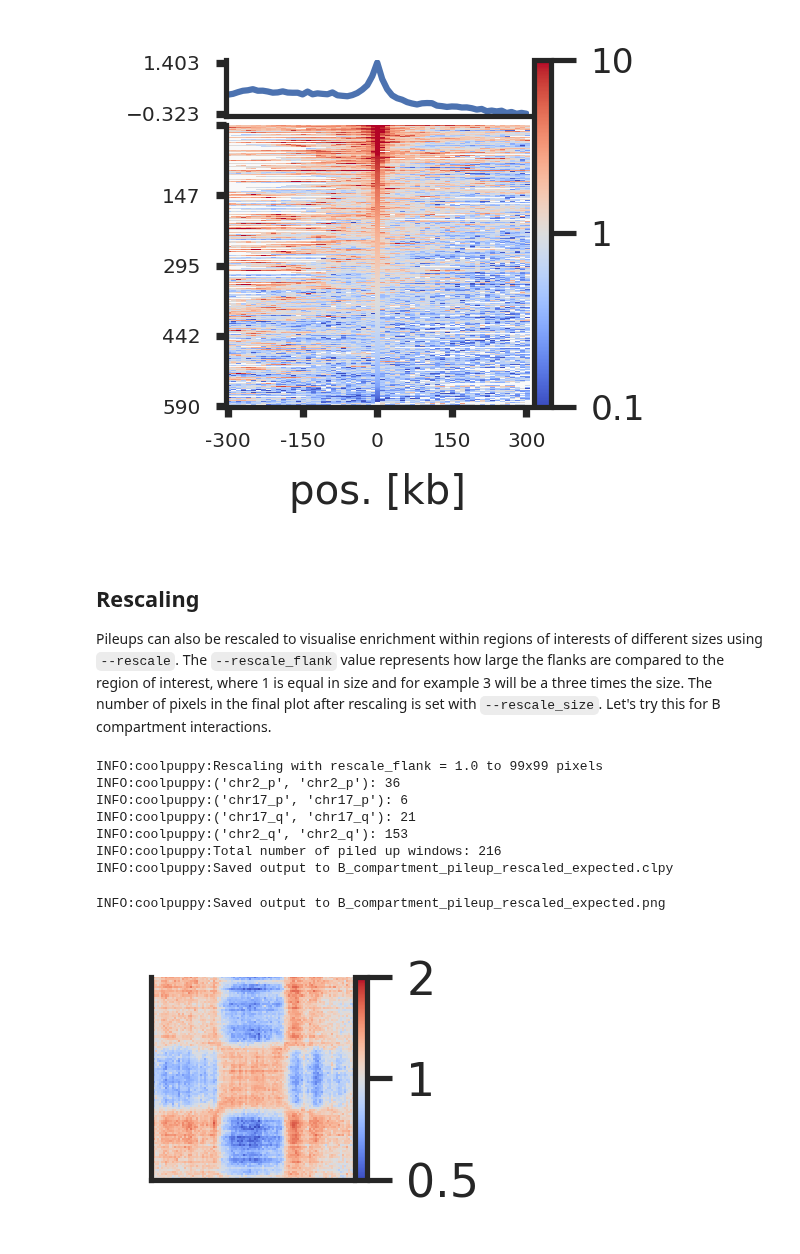
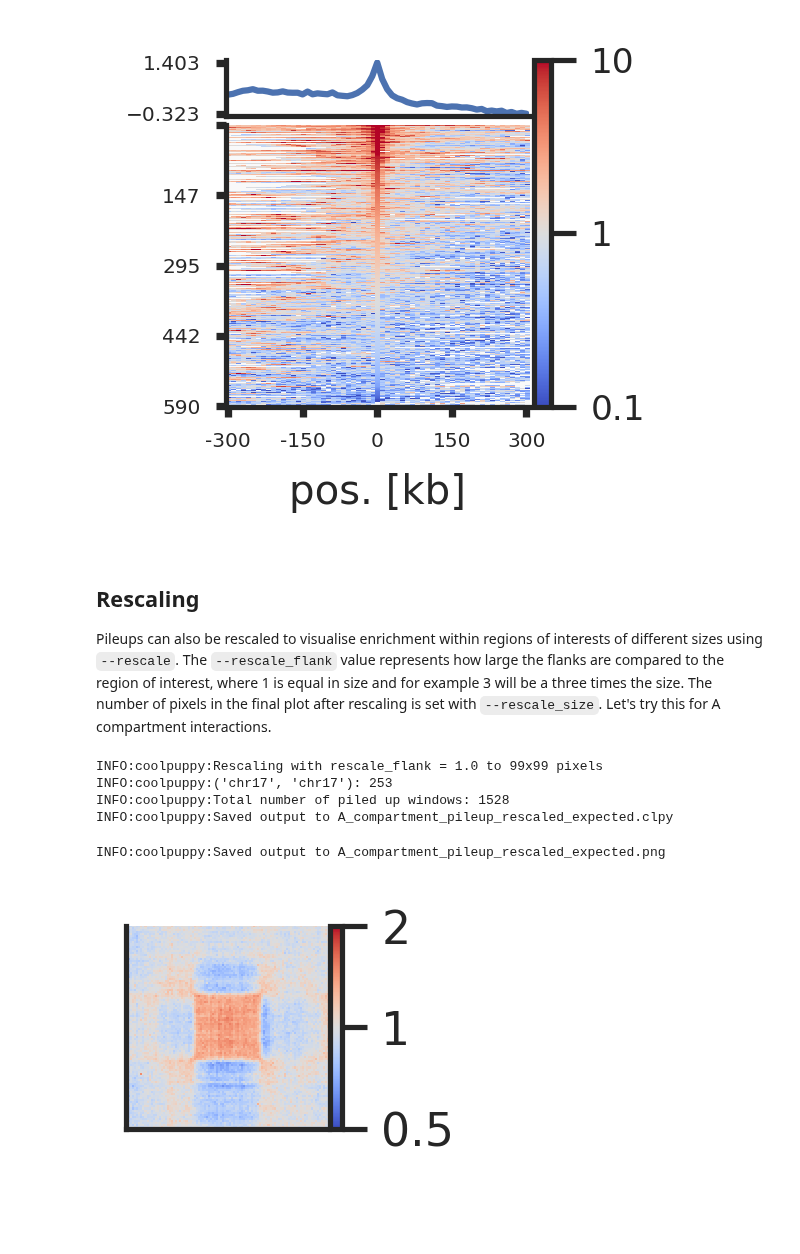
Before and after one commit to open2c/coolpuppy, a Jupyter notebook: docs/source/Examples/Walkthrough_CLI.ipynb, the cells around one changed output. Cells and saved outputs as stored; diff of their text form; code cells hidden in the pictures; blank space fills up the shorter version.

```diff
--- a/docs/source/Examples/Walkthrough_CLI.ipynb
+++ b/docs/source/Examples/Walkthrough_CLI.ipynb
@@ -355,30 +414,27 @@ INFO:coolpuppy:Saved output to bystrand_CTCF_pileup_+-_expected_cornerstripe_cen
 # %% [markdown]
 ## Rescaling
 
-Pileups can also be rescaled to visualise enrichment within regions of interests of different sizes using `--rescale`. The `--rescale_flank` value represents how large the flanks are compared to the region of interest, where 1 is equal in size and for example 3 will be a three times the size. The number of pixels in the final plot after rescaling is set with `--rescale_size`. Let's try this for B compartment interactions.
+Pileups can also be rescaled to visualise enrichment within regions of interests of different sizes using `--rescale`. The `--rescale_flank` value represents how large the flanks are compared to the region of interest, where 1 is equal in size and for example 3 will be a three times the size. The number of pixels in the final plot after rescaling is set with `--rescale_size`. Let's try this for A compartment interactions.
 # %%
-!coolpup.py test.mcool::resolutions/10000 B_compartments.bed \
-    --features_format bed --expected test_expected_cis.tsv \
-    --ignore_diags 0 --view hg38_arms.bed \
+!coolpup.py test.mcool::resolutions/10000 A_compartments.bed \
+    --features_format bed --expected test_expected_hg38_cis.tsv \
+    --ignore_diags 0 \
     --rescale --rescale_flank 1 --rescale_size 99 \
-    --outname B_compartment_pileup_rescaled_expected.clpy --nproc 2
+    --outname A_compartment_pileup_rescaled_expected.clpy --nproc 2
 # %% [output]
 INFO:coolpuppy:Rescaling with rescale_flank = 1.0 to 99x99 pixels
-INFO:coolpuppy:('chr2_p', 'chr2_p'): 36
-INFO:coolpuppy:('chr17_p', 'chr17_p'): 6
-INFO:coolpuppy:('chr17_q', 'chr17_q'): 21
-INFO:coolpuppy:('chr2_q', 'chr2_q'): 153
-INFO:coolpuppy:Total number of piled up windows: 216
-INFO:coolpuppy:Saved output to B_compartment_pileup_rescaled_expected.clpy
+INFO:coolpuppy:('chr17', 'chr17'): 253
+INFO:coolpuppy:Total number of piled up windows: 1528
+INFO:coolpuppy:Saved output to A_compartment_pileup_rescaled_expected.clpy
 # %%
 !plotpup.py --vmax 2 --no_score \
-    --input_pups B_compartment_pileup_rescaled_expected.clpy \
-    --output B_compartment_pileup_rescaled_expected.png
+    --input_pups A_compartment_pileup_rescaled_expected.clpy \
+    --output A_compartment_pileup_rescaled_expected.png
 
-Image('B_compartment_pileup_rescaled_expected.png')
+Image('A_compartment_pileup_rescaled_expected.png')
 # %% [output]
-INFO:coolpuppy:Saved output to B_compartment_pileup_rescaled_expected.png
+INFO:coolpuppy:Saved output to A_compartment_pileup_rescaled_expected.png
-[figure, old version]
+[figure, new version]
 # %% [markdown]
 ## Trans (inter-chromosomal) pileups
 
```
Also changed, not shown: parts of 24 cells of this notebook, 3 other files.
